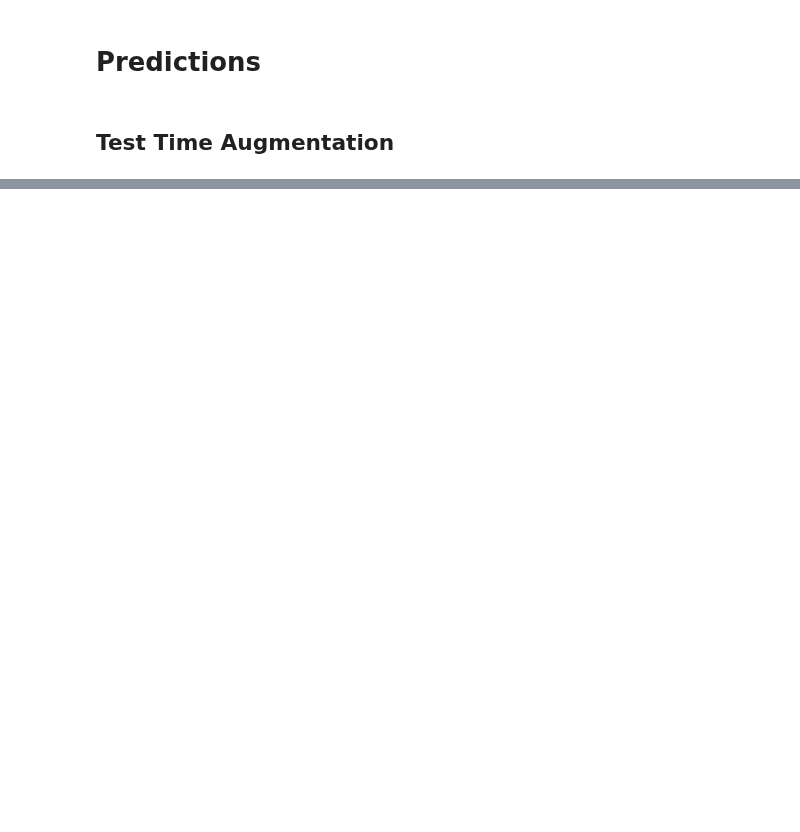
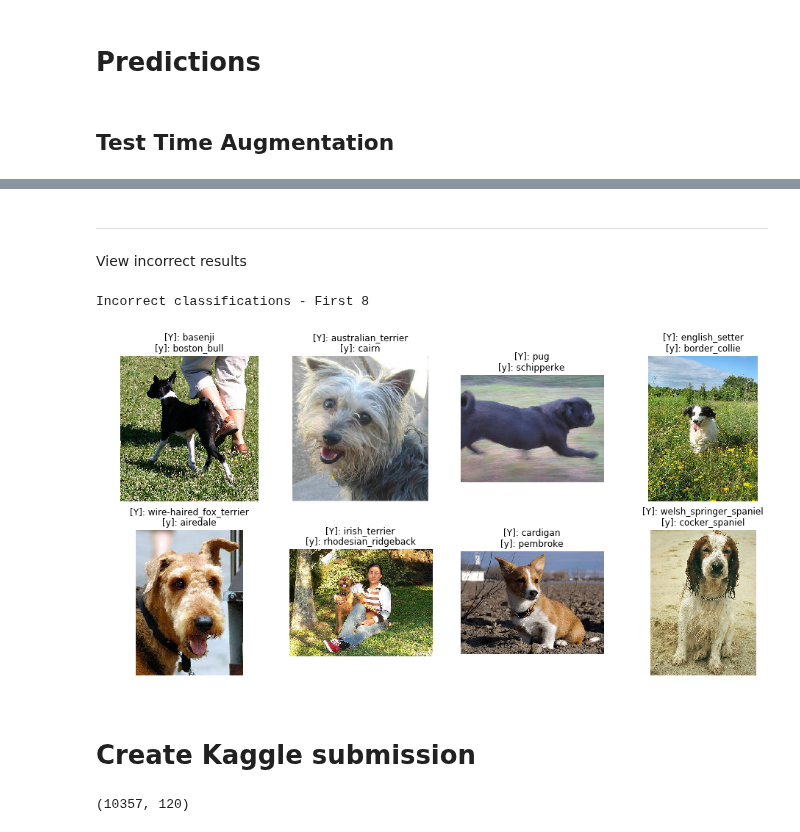
Before and after one commit to nrasch/Portfolio, a Jupyter notebook: Machine-Learning/Python/VisionTemplate.v1.ipynb, the cells around one changed output, grey strips where cells are left out. Cells and saved outputs as stored; diff of their text form; code cells hidden in the pictures; blank space fills up the shorter version.

```diff
--- a/Machine-Learning/Python/VisionTemplate.v1.ipynb
+++ b/Machine-Learning/Python/VisionTemplate.v1.ipynb
@@ -386,0 +440,10 @@ plot_val_with_title(most_by_correct(0, False), "Most incorrect dogs")
+# %% [markdown]
+---
+View incorrect results
+# %%
+plot_val_with_title(np.where(data.val_y != preds)[0][:8], "Incorrect classifications - First 8")
+# %% [output]
+Incorrect classifications - First 8
+[figure, added]
+# %% [markdown]
+# Create Kaggle submission
@@ -386,0 +457,5 @@ plot_val_with_title(most_by_correct(0, False), "Most incorrect dogs")
+# %%
+# Sanity check
+probs.shape
+# %% [output]
+(10357, 120)
```
Also changed, not shown: parts of 37 cells of this notebook.
